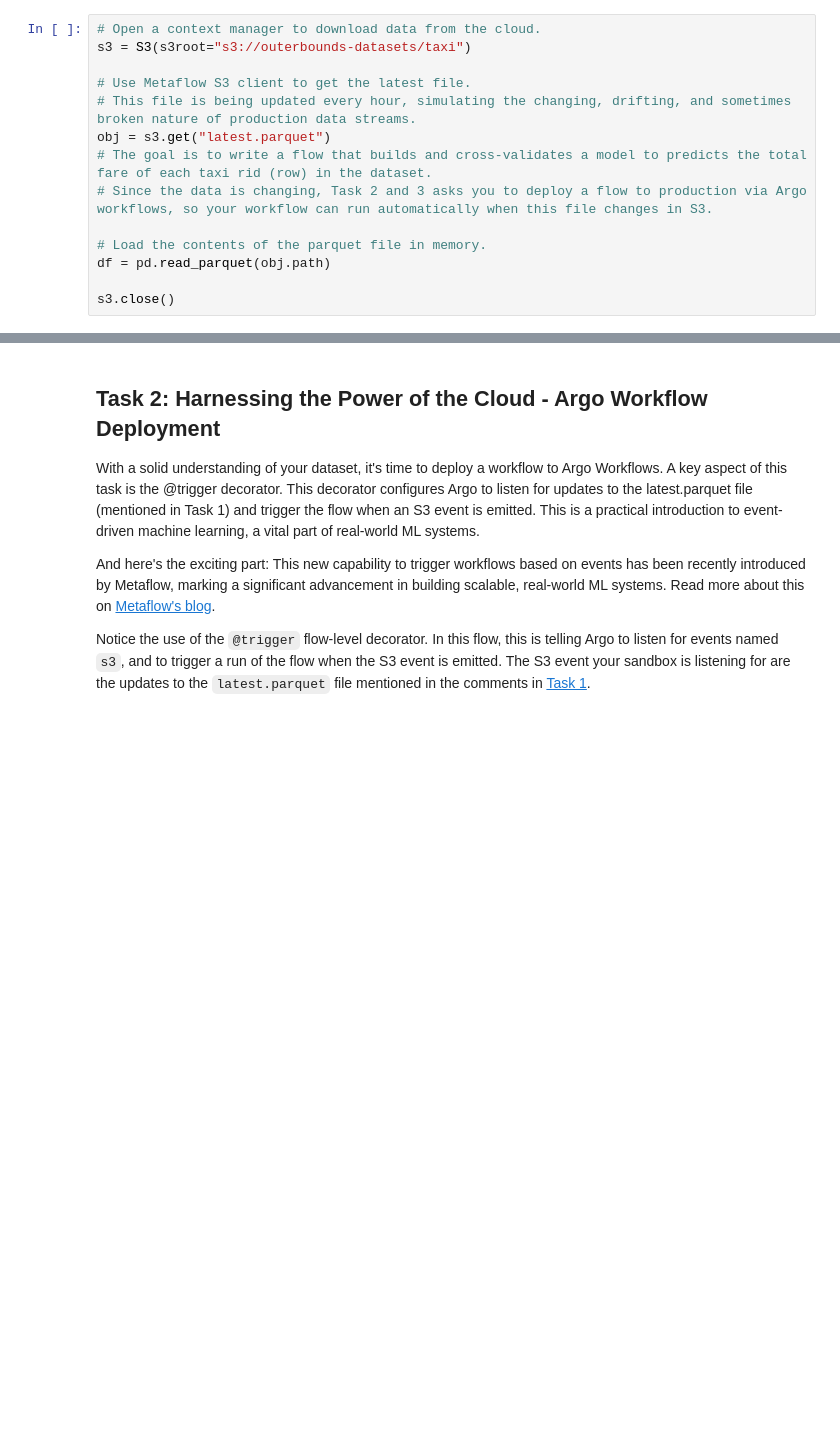
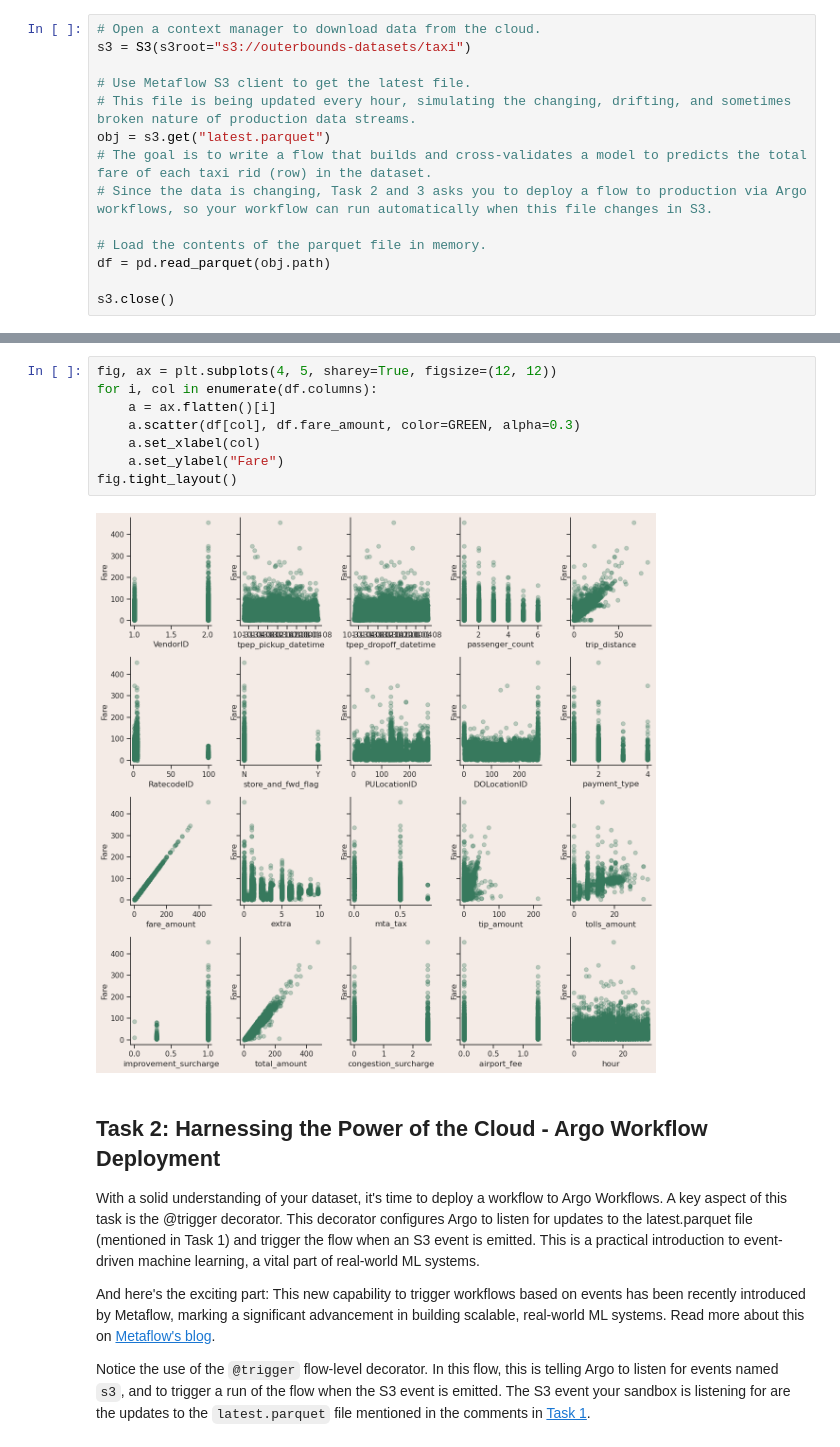
Before and after one commit to HendrikHuel/full-stack-ml-metaflow-corise-week-3, a Jupyter notebook: project/template.ipynb, the cells around one changed output, grey strips where cells are left out. Cells and saved outputs as stored; diff of their text form; blank space fills up the shorter version.

```diff
--- a/project/template.ipynb
+++ b/project/template.ipynb
@@ -111,3 +124,13 @@ ax.set_ylabel("Fare")
+# %%
+fig, ax = plt.subplots(4, 5, sharey=True, figsize=(12, 12))
+for i, col in enumerate(df.columns):
+    a = ax.flatten()[i]
+    a.scatter(df[col], df.fare_amount, color=GREEN, alpha=0.3)
+    a.set_xlabel(col)
+    a.set_ylabel("Fare")
+fig.tight_layout()
+# %% [output]
+[figure, added]
 # %% [markdown]
 ## Task 2: Harnessing the Power of the Cloud - Argo Workflow Deployment
 With a solid understanding of your dataset, it's time to deploy a workflow to Argo Workflows. A key aspect of this task is the @trigger decorator. This decorator configures Argo to listen for updates to the latest.parquet file (mentioned in Task 1) and trigger the flow when an S3 event is emitted. This is a practical introduction to event-driven machine learning, a vital part of real-world ML systems.
```
Also changed, not shown: parts of 5 cells of this notebook.
